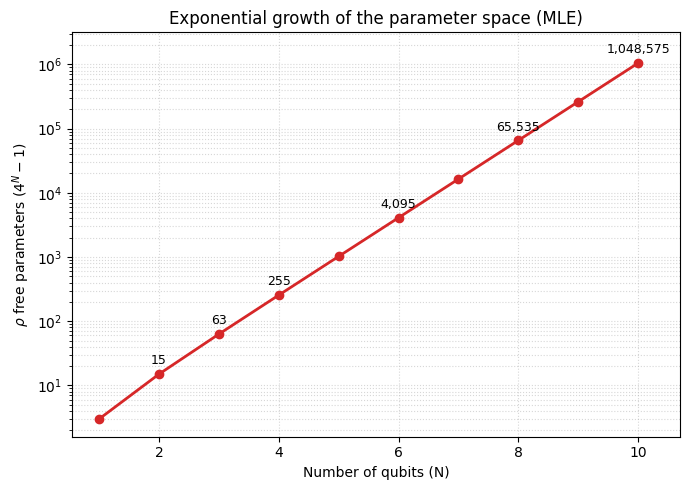
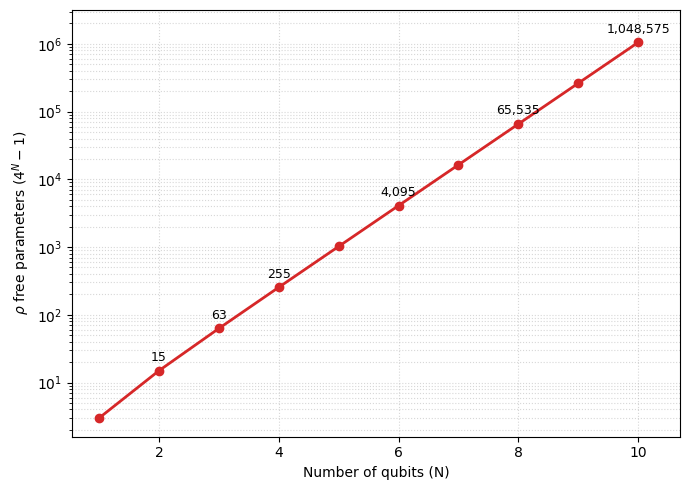
The notebook cell's code change between the first figure and the second:
--- before
+++ after
@@ -12,5 +12,5 @@
 ax.set_ylabel(r'$\rho$ free parameters ($4^N - 1$)')
 
-ax.set_title('Exponential growth of the parameter space (MLE)')
+# ax.set_title('Exponential growth of the parameter space (MLE)')
 
 ax.grid(True, which='both', ls=':', alpha=0.5)

Commit: remove plot titles, file cleaning